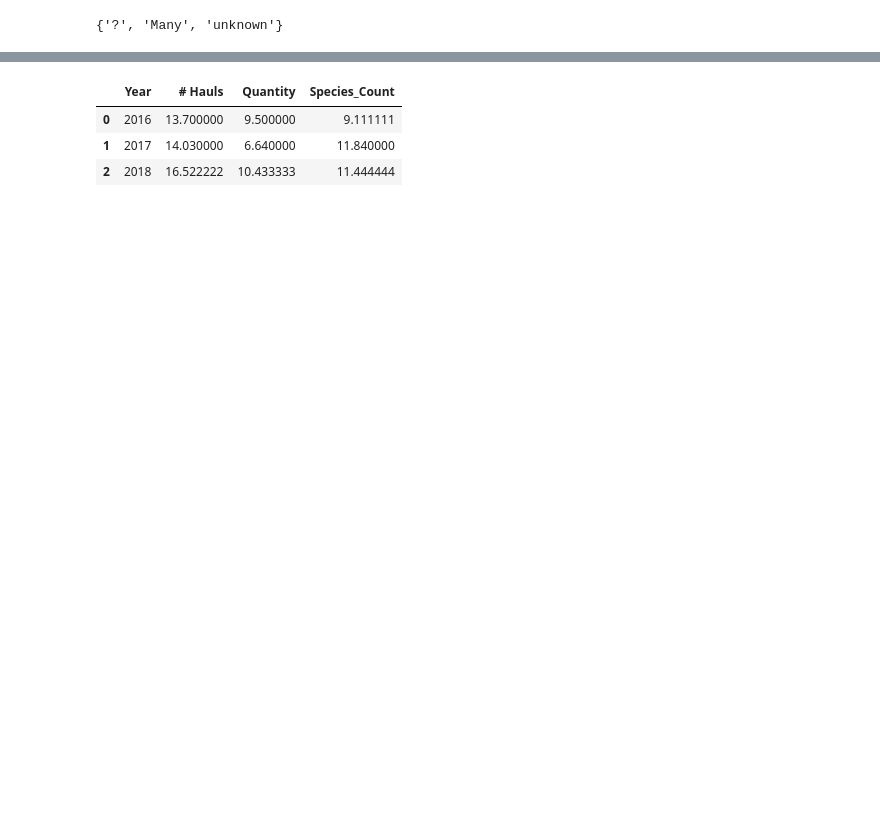
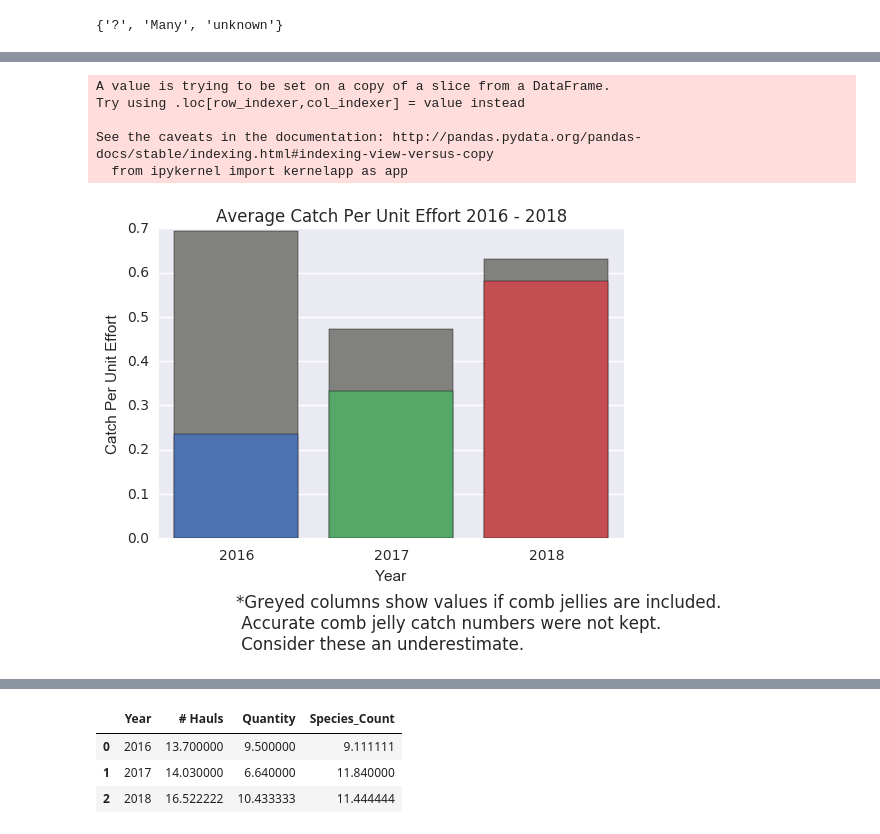
Before and after one commit to Shadhopson/Seining_Analysis, a Jupyter notebook: Hauls.ipynb, the cells around one changed output, grey strips where cells are left out. Saved outputs shown, nothing was run; the diff lists cells and outputs as text; code cells hidden in the pictures; blank space fills up the shorter version.

```diff
--- a/Hauls.ipynb
+++ b/Hauls.ipynb
@@ -168,0 +79,16 @@ ax.figure.savefig("Graphs/Quantity Caught For An Amount Of Hauls In A Seining Se
+# %%
+df["Year"] = df["Date"].dt.year
+df_no_jellies["Year"] = df_no_jellies["Date"].dt.year
+# %% [output]
+A value is trying to be set on a copy of a slice from a DataFrame.
+Try using .loc[row_indexer,col_indexer] = value instead
+
+See the caveats in the documentation: http://pandas.pydata.org/pandas-docs/stable/indexing.html#indexing-view-versus-copy
+  from ipykernel import kernelapp as app
+# %%
+df_by_year = df.groupby("Year", as_index=False).sum()
+df_no_jellies_by_year = df_no_jellies.groupby("Year", as_index=False).sum()
+# %%
+df_no_jellies_by_year["Catch Per Unit Effort"] =  df_no_jellies_by_year["Quantity"] / df_no_jellies_by_year["# Hauls"]
+# %%
+df_by_year["Catch Per Unit Effort"] = df_by_year["Quantity"] / df_by_year["# Hauls"]
@@ -169,3 +97,12 @@ ax.figure.savefig("Graphs/Quantity Caught For An Amount Of Hauls In A Seining Se
+# %%
+#df, df_no_jellies
+ax = sns.barplot(x="Year", y="Catch Per Unit Effort", data=df_by_year,color = 'yellow',saturation =0.01)
+ax = sns.barplot(x="Year", y="Catch Per Unit Effort", data=df_no_jellies_by_year, saturation = 1)
+ax.set_title('Average Catch Per Unit Effort 2016 - 2018')
+ax.text(0,-0.25,'*Greyed columns show values if comb jellies are included. \n Accurate comb jelly catch numbers were not kept.\n Consider these an underestimate.' )
+ax.figure.savefig('Graphs/Recent Average Catch Per Haul (comb jelly shadows)', bbox_inches='tight')
+# %% [output]
+[figure, added]
 # %%
 # number of species caught
 # %%
```
Also changed, not shown: parts of 14 cells of this notebook, 21 other files.
